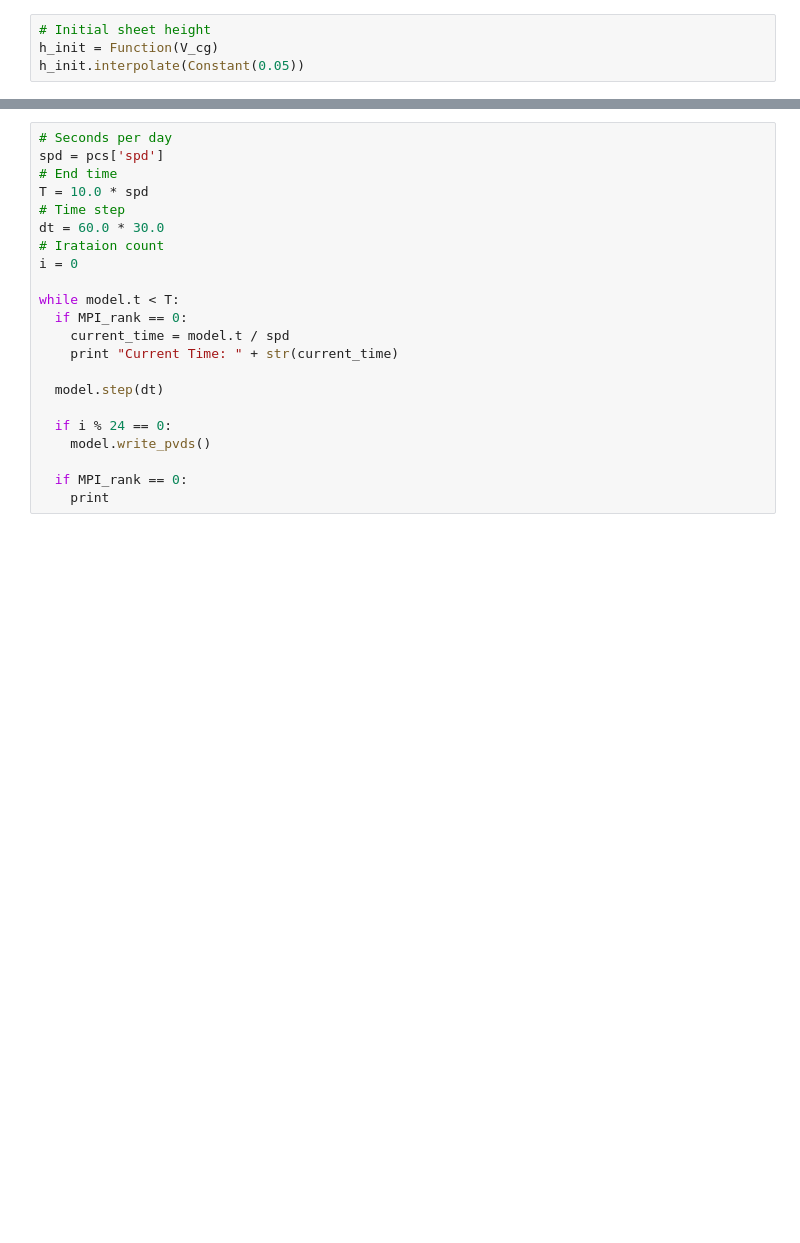
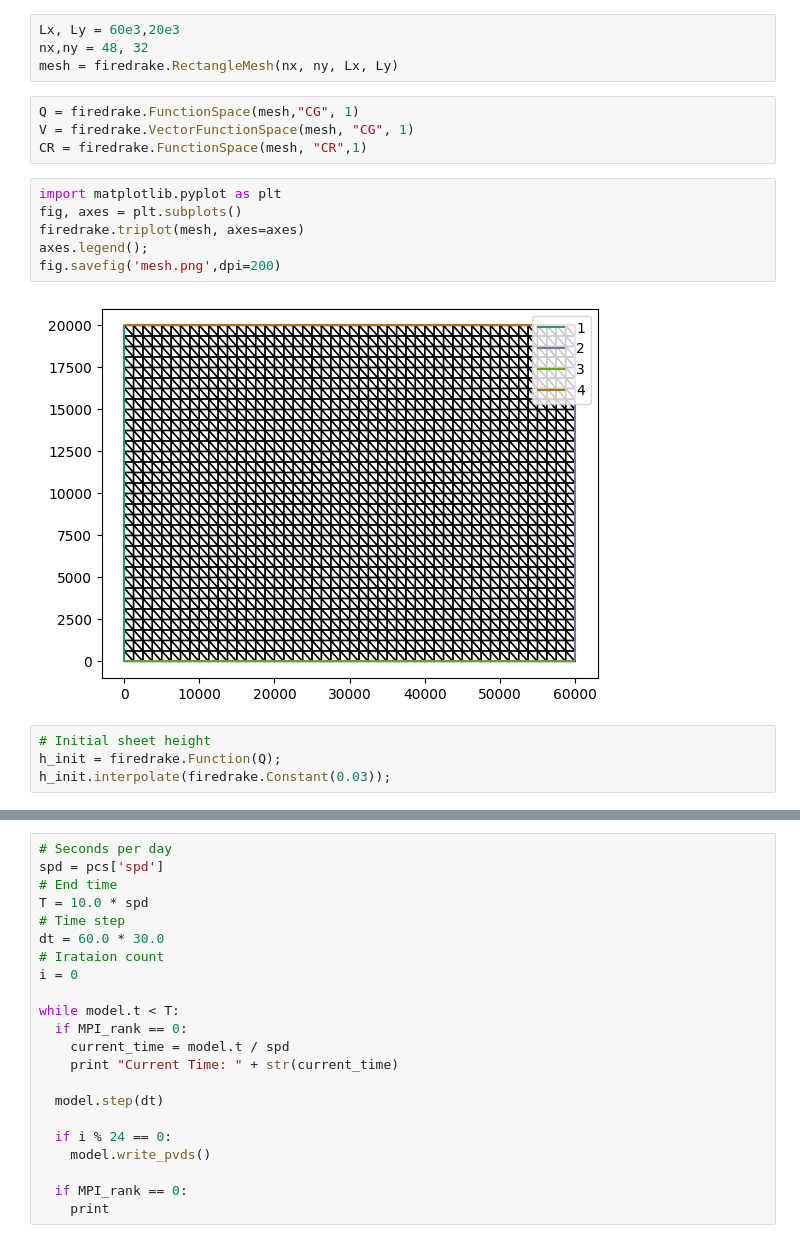
Before and after one commit to hoffmaao/hydropack, a Jupyter notebook: notebooks/glads.ipynb, the cells around one changed output, grey strips where cells are left out. Saved outputs shown, nothing was run; the diff lists cells and outputs as text; blank space fills up the shorter version.

```diff
--- a/notebooks/glads.ipynb
+++ b/notebooks/glads.ipynb
@@ -22,4 +9,20 @@ V_cr = FunctionSpace(mesh, "CR", 1)
+# %%
+Lx, Ly = 60e3,20e3
+nx,ny = 48, 32
+mesh = firedrake.RectangleMesh(nx, ny, Lx, Ly)
+# %%
+Q = firedrake.FunctionSpace(mesh,"CG", 1)
+V = firedrake.VectorFunctionSpace(mesh, "CG", 1)
+CR = firedrake.FunctionSpace(mesh, "CR",1)
+# %%
+import matplotlib.pyplot as plt
+fig, axes = plt.subplots()
+firedrake.triplot(mesh, axes=axes)
+axes.legend();
+fig.savefig('mesh.png',dpi=200)
+# %% [output]
+[figure, added]
 # %%
 # Initial sheet height
-h_init = Function(V_cg)
-h_init.interpolate(Constant(0.05))
+h_init = firedrake.Function(Q);
+h_init.interpolate(firedrake.Constant(0.03));
```
Also changed, not shown: parts of 9 cells of this notebook, 5 other files.
